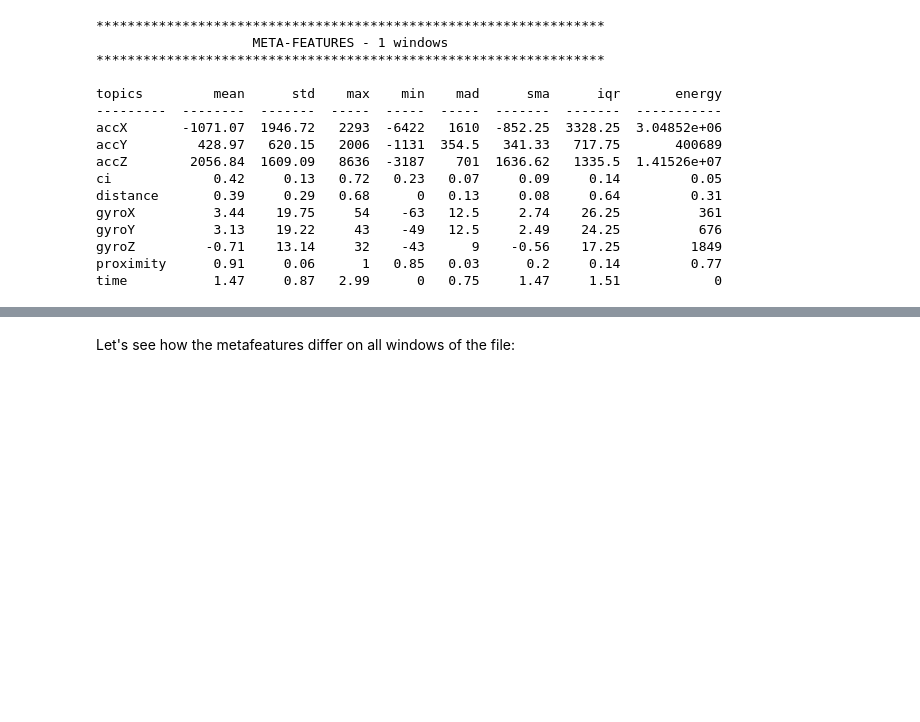
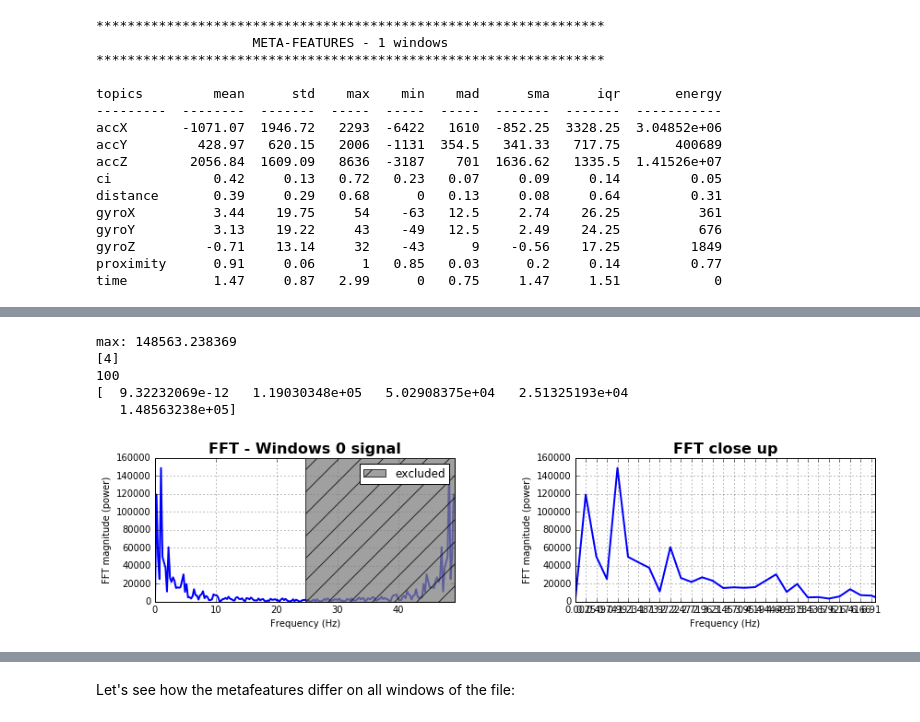
Before and after one commit to ewerlopes/phd_robogame, a Jupyter notebook: data_analysis.ipynb, the cells around one changed output, grey strips where cells are left out. Saved outputs shown, nothing was run; the diff lists cells and outputs as text; code cells hidden in the pictures; blank space fills up the shorter version.

```diff
--- a/data_analysis.ipynb
+++ b/data_analysis.ipynb
@@ -393,7 +393,7 @@ def mean(data):
     if isinstance(data,list):
         return [d.mean(axis=0, skipna=True, numeric_only=True) for d in data]
     else:
-        return data.mean(axis=0, skipna=True, numeric_only=True)
+        return data.mean(axis=0, skipna=True)
 
 
 def std(data):
@@ -410,6 +410,7 @@ def max_value(data):
         return [d.max(axis=0, skipna=True, numeric_only=True) for d in data]
     else:
         return data.max(axis=0, skipna=True, numeric_only=True)
+
 
 def min_value(data):
     """Calculates smallest value in array"""
@@ -552,0 +539,62 @@ dtype: float64
+# %%
+from matplotlib import gridspec
+win_number = 0
+
+sig = wFrames[win_number]["accX"].dropna()
+N_samps = len(sig)
+time_interval = 3#secs
+Fs = len(sig)/time_interval           # the range of frequency to look for.
+N_fft = 200                           # Number of bins (chooses granularity)
+T = 1./Fs                             #the period, the sample time, the time after which each data come.
+#t  = np.linspace(0,N_samps*T,N_samps) # N_samps*T (#samples x sample period) is the signal time.
+
+mean_sig = np.ones_like(sig)*mean(sig)
+# remove mean of the signal, for better results.
+sig = sig - mean_sig
+
+freqsig = fft.fft(sig,n=N_fft)
+# ATTENTION: if the ratio Fs/N_fft is equal to 1, set the start of np.arange to 1, otherwise, to zero.
+freq_axis = np.arange(0,Fs,Fs/N_fft)
+
+fig = plt.figure(figsize=[14,7])
+gs = gridspec.GridSpec(1, 2, width_ratios=[1, 3])
+plt.subplots_adjust(hspace=0.5, wspace= 0.4)
+
+##### Plot the fft #####
+ax = plt.subplot(221)
+pt, = ax.plot(freq_axis,np.abs(freqsig), lw=2.0, c='b')
+p = plt.Rectangle((Fs/2, 0), Fs/2, ax.get_ylim()[1], facecolor="grey", fill=True, alpha=0.75, hatch="/", zorder=3)
+ax.add_patch(p)
+ax.set_xlim((ax.get_xlim()[0],Fs))
+ax.set_title('FFT - Windows {} signal'.format(win_number), fontsize= 16, fontweight="bold")
+ax.set_ylabel('FFT magnitude (power)')
+ax.set_xlabel('Frequency (Hz)')
+plt.legend((p,), ('excluded',))
+ax.grid()
+
+##### Close up on the graph of fft#######
+# This is the same histogram above, but truncated at the max frequence + an offset.
+offset = 1    # just to help the visualization. Nothing important.
+ax2 = fig.add_subplot(222)
+ax2.plot(freq_axis,np.abs(freqsig), lw=2.0, c='b')
+#plt.yscale('log')
+ax2.set_xticks(freq_axis)
+ax2.set_xlim(0,int(Fs/8)+offset)
+ax2.set_title('FFT close up', fontsize= 16, fontweight="bold")
+ax2.set_ylabel('FFT magnitude (power)')
+ax2.set_xlabel('Frequency (Hz)')
+ax2.hold(True)
+ax2.grid()
+
+half_freq_domain = freqsig[:int(N_fft/2)]
+print "max: {}".format(max(np.abs(half_freq_domain)))
+print np.where(np.abs(half_freq_domain)==(max(np.abs(half_freq_domain))))[0]
+print len(half_freq_domain)
+print np.abs(half_freq_domain[:5])   # <--- feature max intex
+# %% [output]
+max: 148563.238369
+[4]
+100
+[  9.32232069e-12   1.19030348e+05   5.02908375e+04   2.51325193e+04
+   1.48563238e+05]
+[figure, added]
```
Also changed, not shown: parts of 3 cells of this notebook.
